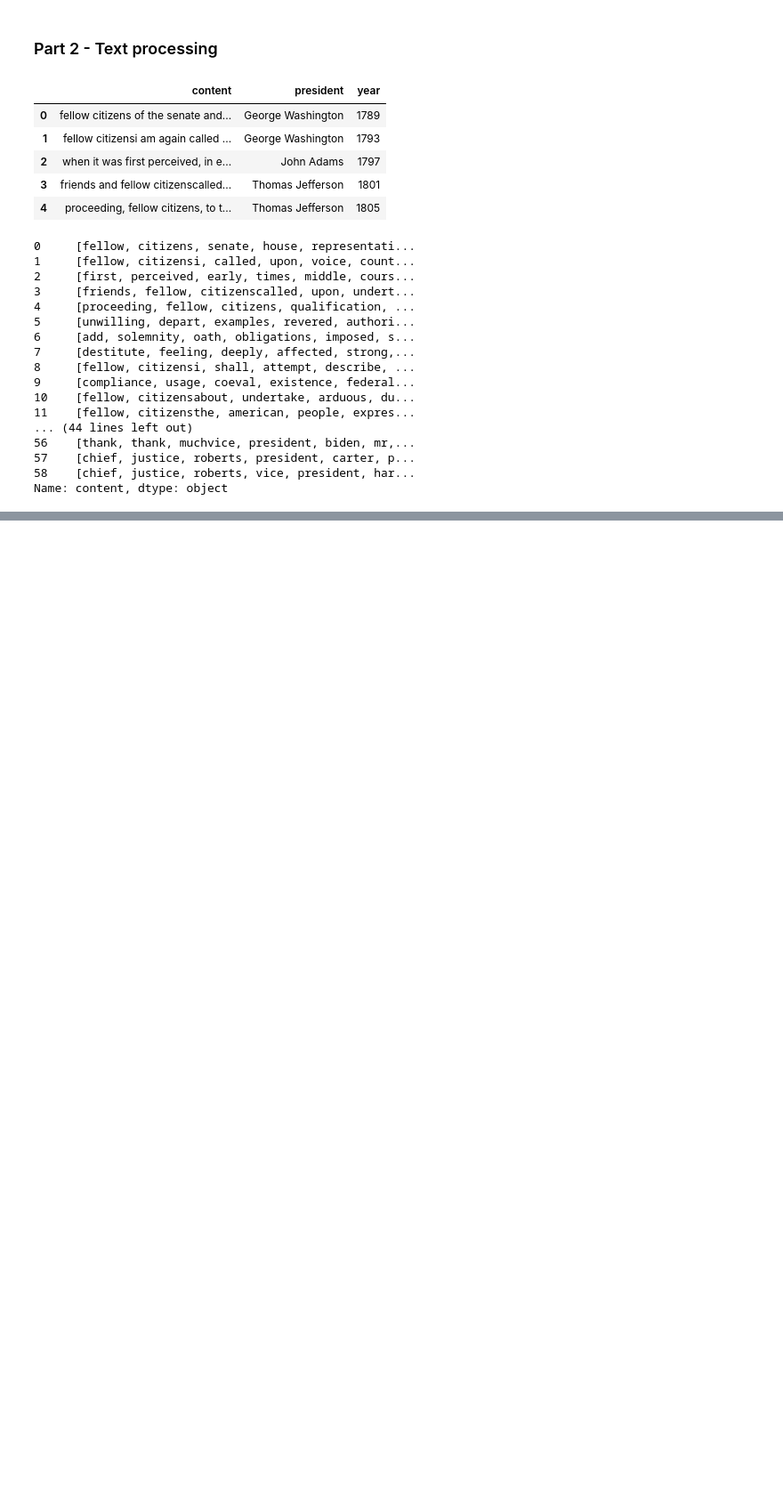
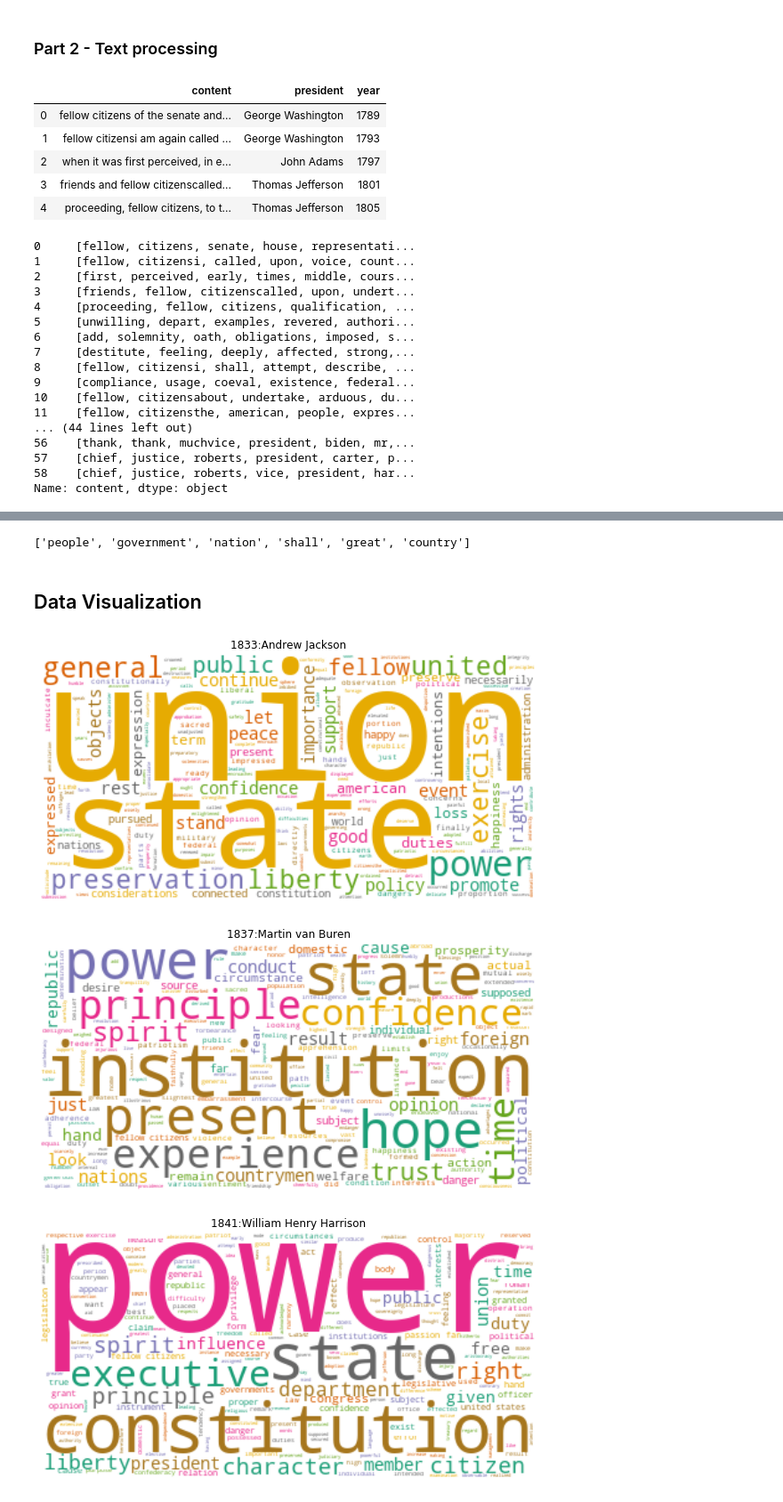
Before and after one commit to lincarrieli/DATA620-Web-Analytics, a Jupyter notebook: Data620_Final_project_Lin_Tony.ipynb, the cells around one changed output, grey strips where cells are left out. Shown at 89% size. Drawn from its saved outputs; the diff is of its cells as text; code cells hidden in the pictures; blank space fills up the shorter version.

```diff
--- a/Data620_Final_project_Lin_Tony.ipynb
+++ b/Data620_Final_project_Lin_Tony.ipynb
@@ -110,0 +180,12 @@ Name: content, dtype: object
+# %%
+#identify the words are that used in multiple speeches
+# Look at the most common top words --> add them to the stop word list
+from collections import Counter
+# The top 10 most recurrent words in our speeches
+words = []
+for president in data.columns:
+    top = [word for (word,count) in top_dict[president]]
+    for t in top:
+        words.append(t)
+# List aggregation
+Counter(words).most_common(15)
@@ -110,0 +208,20 @@ Name: content, dtype: object
+# %%
+# If more than half the speeches have it as a top word, exclude it  from the list
+add_stop_words = [word for word, count in Counter(words).most_common() if count > len(data.columns)/2]
+add_stop_words
+# %% [output]
+['people', 'government', 'nation', 'shall', 'great', 'country']
+# %%
+from sklearn.feature_extraction import text
+from sklearn.feature_extraction.text import CountVectorizer
+
+
+# Add new stop words
+stop_words = text.ENGLISH_STOP_WORDS.union(add_stop_words)
+# Recreate document-term matrix
+cv = CountVectorizer(stop_words=stop_words)
+data_cv = cv.fit_transform(clean_data.content)
+data_dtm = pd.DataFrame(data_cv.toarray(), columns=cv.get_feature_names())
+data_dtm.index = clean_data[['year','president']].apply(lambda x: ':'.join(str(s) for s in x), axis=1)
+# %% [markdown]
+## Data Visualization
@@ -110,0 +232,21 @@ Name: content, dtype: object
+# %%
+from wordcloud import WordCloud
+wc = WordCloud(stopwords=stop_words, background_color='white', colormap='Dark2', max_font_size=150, random_state=42)
+clean_data.index = clean_data[['year','president']].apply(lambda x: ':'.join(str(s) for s in x), axis=1)
+import matplotlib.pyplot as plt
+plt.rcParams['figure.figsize'] = [10, 10]
+president_names = data.columns
+# Create subplots for each speech
+for index, speech in enumerate(data.columns):
+
+    if index > 10:
+        wc.generate(clean_data.content[speech])
+        #plt.subplot(4, 3, index-2+1)
+        plt.imshow( wc, interpolation='bilinear')
+        plt.axis("off")
+        plt.title(president_names[index])
+        plt.show()
+# %% [output]
+[figure, added]
+[figure, added]
+[figure, added]
```
Also changed, not shown: parts of 18 cells of this notebook.
